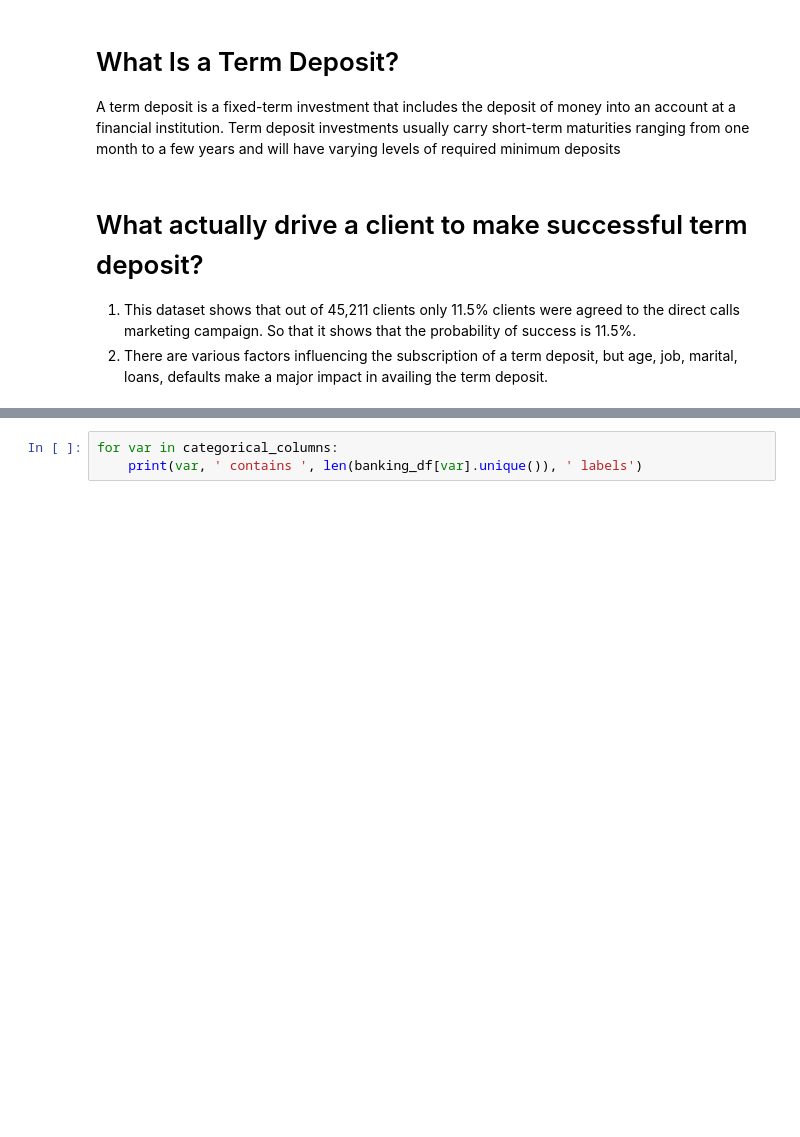
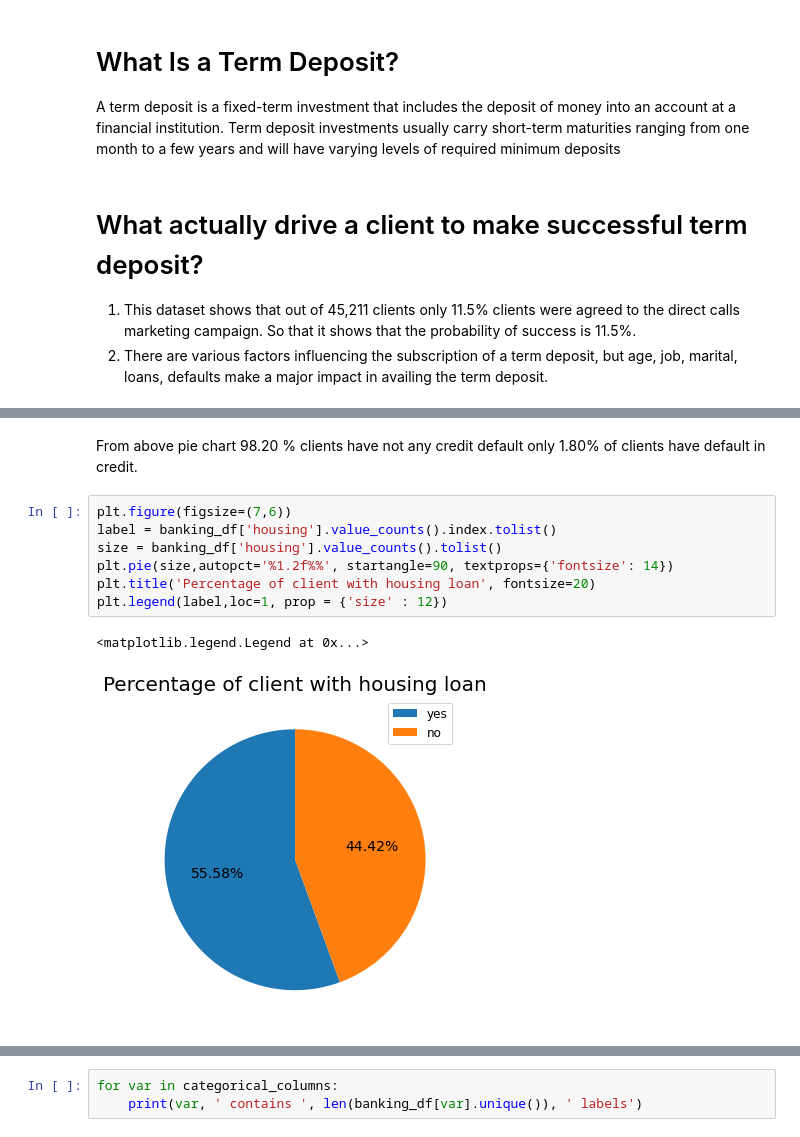
Before and after one commit to Gowthaam-K/Bank-Marketing-Effectiveness-Prediction, a Jupyter notebook: Bank_Marketing_Effectiveness_Prediction_Gowthaam_Kumarasamy.ipynb, the cells around one changed output, grey strips where cells are left out. Saved outputs shown, nothing was run; the diff lists cells and outputs as text; blank space fills up the shorter version.

```diff
--- a/Bank_Marketing_Effectiveness_Prediction_Gowthaam_Kumarasamy.ipynb
+++ b/Bank_Marketing_Effectiveness_Prediction_Gowthaam_Kumarasamy.ipynb
@@ -163,0 +188,14 @@ A term deposit is a fixed-term investment that includes the deposit of money int
+# %% [markdown]
+
+
+From above pie chart 98.20 % clients have not any credit default only 1.80% of clients have default in credit.
+# %%
+plt.figure(figsize=(7,6))
+label = banking_df['housing'].value_counts().index.tolist()
+size = banking_df['housing'].value_counts().tolist()
+plt.pie(size,autopct='%1.2f%%', startangle=90, textprops={'fontsize': 14})
+plt.title('Percentage of client with housing loan', fontsize=20)
+plt.legend(label,loc=1, prop = {'size' : 12})
+# %% [output]
+<matplotlib.legend.Legend at 0x...>
+[figure, added]
```
Also changed, not shown: parts of 43 cells of this notebook.
